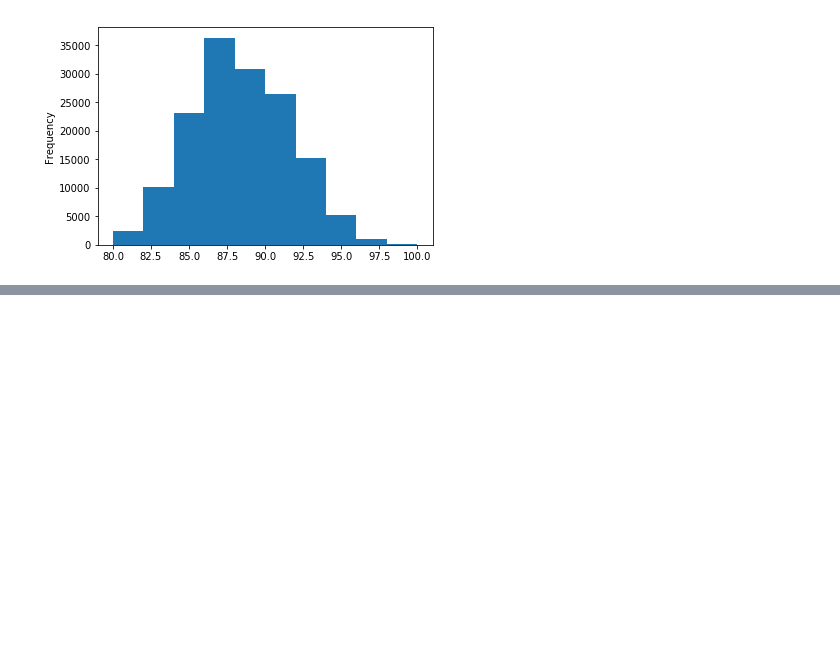
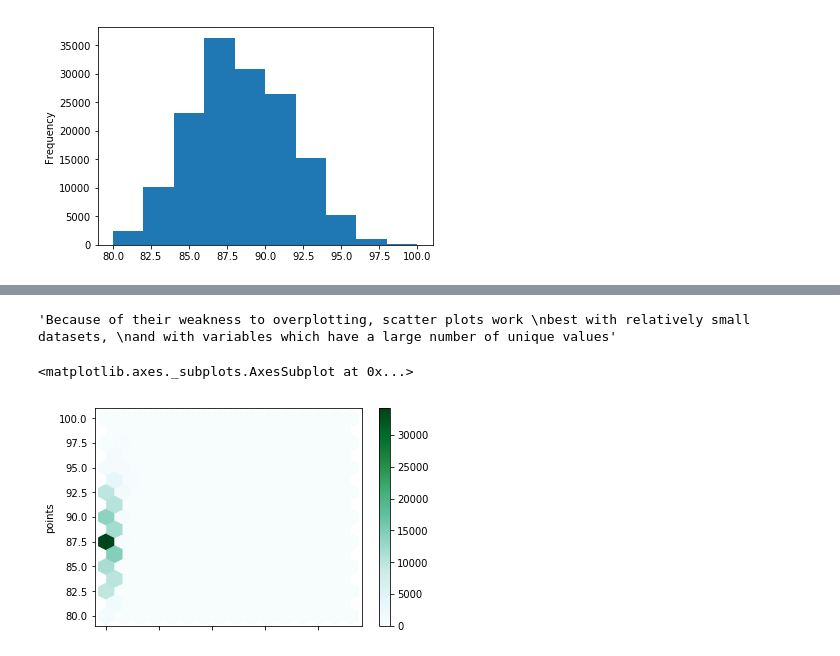
Before and after one commit to animesh371/MachineLearning, a Jupyter notebook: DataVisualization/Visualizing Wine data set.ipynb, the cells around one changed output, grey strips where cells are left out. Drawn from its saved outputs; the diff is of its cells as text; code cells hidden in the pictures; blank space fills up the shorter version.

```diff
--- a/DataVisualization/Visualising Wine data set.ipynb
+++ b/DataVisualization/Visualizing Wine data set.ipynb
@@ -75,0 +96,11 @@ reviews['points'].plot.hist()
+# %%
+"""Because of their weakness to overplotting, scatter plots work
+best with relatively small datasets,
+and with variables which have a large number of unique values"""
+# %% [output]
+'Because of their weakness to overplotting, scatter plots work \nbest with relatively small datasets, \nand with variables which have a large number of unique values'
+# %%
+reviews.plot.hexbin(x='price', y='points', gridsize=15)
+# %% [output]
+<matplotlib.axes._subplots.AxesSubplot at 0x...>
+[figure, added]
```
Also changed, not shown: parts of 7 cells of this notebook.
